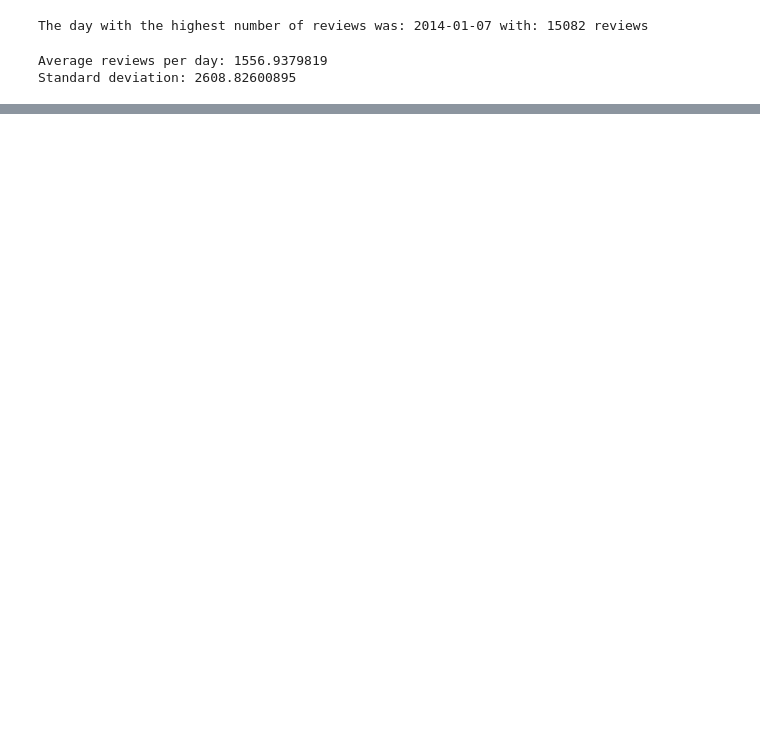
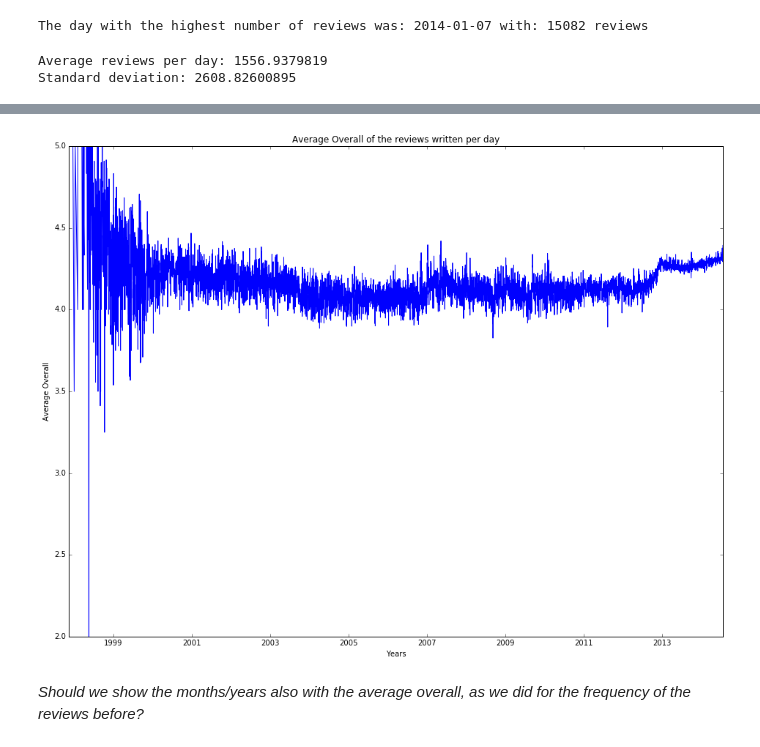
Before and after one commit to lccambiaghi/Amazon-Products-and-Reviews-Analysis, a Jupyter notebook: EC2/Spark.ipynb, the cells around one changed output, grey strips where cells are left out. Saved outputs shown, nothing was run; the diff lists cells and outputs as text; code cells hidden in the pictures; blank space fills up the shorter version.

```diff
--- a/EC2/Spark.ipynb
+++ b/EC2/Spark.ipynb
@@ -848,0 +1020,21 @@ with open(pickled_objects_folder+'negative_reviews_per_day','w') as f:
+# %%
+average_overall_per_day = spark.sql("SELECT reviewTime,avg(overall) FROM reviews GROUP BY reviewTime").collect()
+with open(pickled_objects_folder+'average_overall_per_day','w') as f:
+    pickle.dump(average_overall_per_day,f)
+# %%
+average_overall_per_day = [row.asDict() for row in average_overall_per_day]
+average_overall_per_day = sorted(average_overall_per_day,key=lambda x: x['reviewTime'])
+# %%
+dates = [d['reviewTime'] for d in average_overall_per_day]
+avg_overall = [d['avg(overall)'] for d in average_overall_per_day]
+
+plt.figure(figsize=(16,12))
+plt.plot(dates,avg_overall)
+plt.title('Average Overall of the reviews written per day')
+plt.xlabel('Years')
+plt.ylabel('Average Overall')
+plt.show()
+# %% [output]
+[figure, added]
+# %% [markdown]
+*Should we show the months/years also with the average overall, as we did for the frequency of the reviews before?*
```
Also changed, not shown: parts of 27 cells of this notebook, 3 other files.
